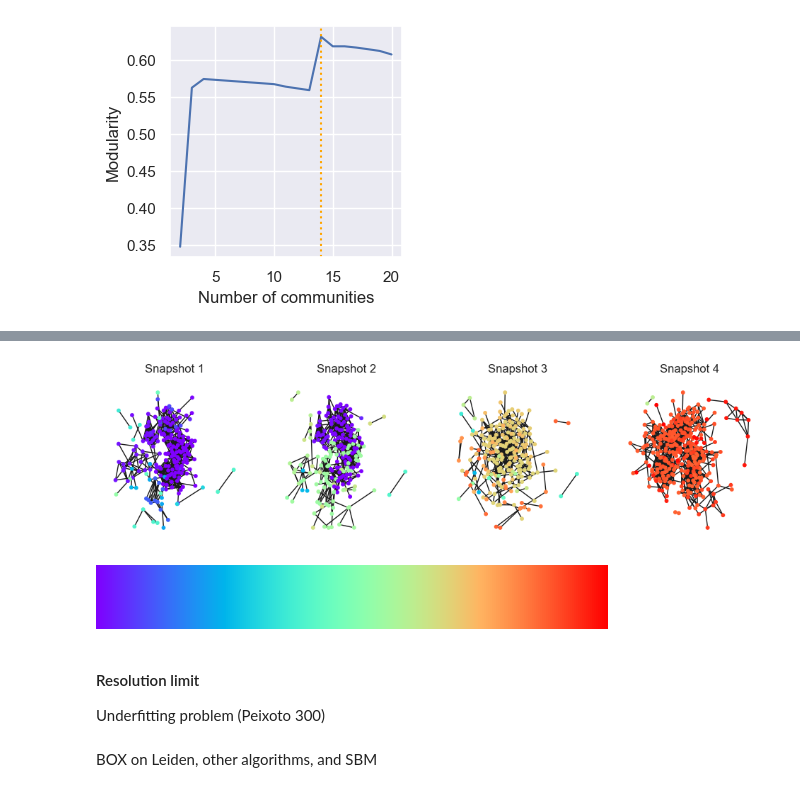
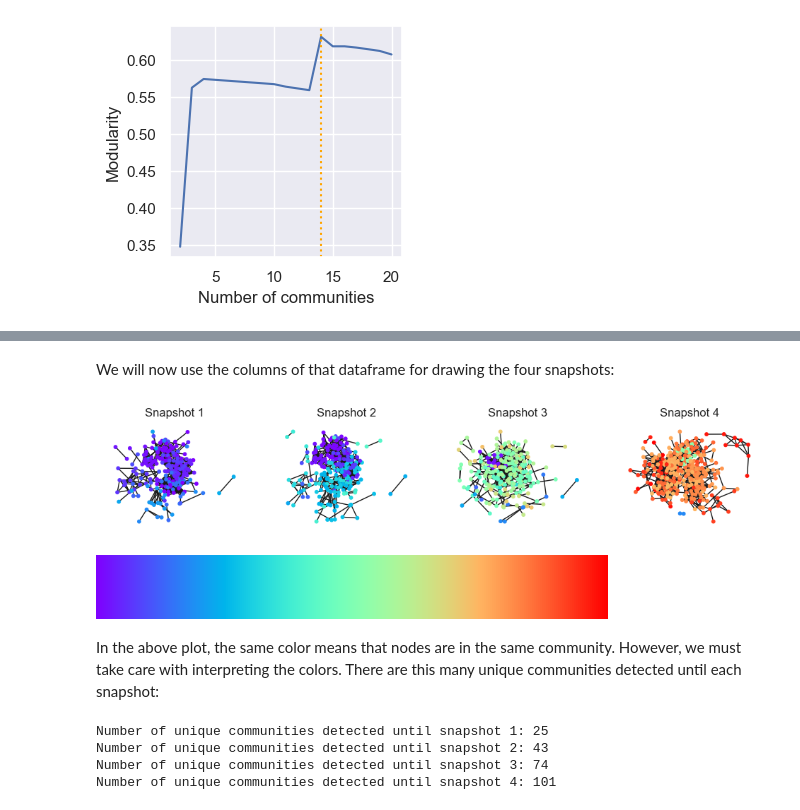
Before and after one commit to gesiscss/css_methods_python, a Jupyter notebook: d_data_analysis_methods/1_micro_level_network_analysis_and_community_detection.ipynb, the cells around one changed output, grey strips where cells are left out. Saved outputs shown, nothing was run; the diff lists cells and outputs as text; code cells hidden in the pictures.

```diff
--- a/d_data_analysis_methods/1_micro_level_network_analysis_and_community_detection.ipynb
+++ b/d_data_analysis_methods/1_micro_level_network_analysis_and_community_detection.ipynb
@@ -810,4 +985,4 @@ nx.draw(
 # %%
-louvain_consensus_mg = louvain_consensus_communities(G=MG_bt, number_of_iterations=10, resolution=1.)
+louvain_consensus_mg = louvain_consensus_communities(G=MG_bt, number_of_iterations=100, weight='strength')
 nodelist_bt['louvain_consensus'] = get_partition(G=MG_bt, communities=louvain_consensus_mg).values()
 nx.set_node_attributes(G=MG_bt, values=nodelist_bt['louvain_consensus'], name='louvain_consensus')
@@ -814,17 +1012,15 @@ nx.set_node_attributes(G=MG_bt, values=nodelist_bt['louvain_consensus'], name='l
 # %%
-fig, axs = plt.subplots(1, 4, figsize=(12, 3))
+fig, axs = plt.subplots(1, 4, figsize=(12, 2))
 for layer in range(4):
-    axs[layer].set_title('Snapshot '+str(layer+1))
-    #MG_bt_layer = nx.subgraph_view(G=MG_bt, filter_edge=filter_edge)
-    #MG_bt_layer_pruned = nx.subgraph_view(G=MG_bt_layer, filter_node=filter_node)
+    axs[layer].set_title(f'Snapshot {layer+1}')
     G_bt_snapshot_pruned = get_layer(G=MG_bt, layer=layer)
-    partition_snapshot_pruned = get_partition(G=G_bt_snapshot_pruned, communities=louvain_communities(G=G_bt_snapshot_pruned))
+    partition_snapshot_pruned = get_partition(G=G_bt_snapshot_pruned, communities=louvain_consensus_mg)
     nx.draw(
         G = G_bt_snapshot_pruned,
         ax = axs[layer],
         pos = nx.get_node_attributes(G=MG_bt, name='pos'),
         node_size = 10,
-        node_color = list(partition_snapshot_pruned.values()), #list(nx.get_node_attributes(G=MG_bt, name='louvain_consensus').values()),
+        node_color = list(partition_snapshot_pruned.values()),
         cmap = plt.cm.rainbow
     )
 # %% [output]
@@ -831,0 +1030,16 @@ for layer in range(4):
+# %%
+fig, axs = plt.subplots(1, 4, figsize=(12, 2))
+for layer in range(4):
+    G_bt_snapshot_pruned = get_layer(G=MG_bt, layer=layer)
+    print(f'Community detection for snapshot {layer+1}')
+    communities_snapshot_pruned = louvain_consensus_communities(G=G_bt_snapshot_pruned, number_of_iterations=100, weight='strength')
+    partition_snapshot_pruned = get_partition(G=G_bt_snapshot_pruned, communities=communities_snapshot_pruned)
+    axs[layer].set_title(f'Snapshot {layer+1} ($Q={round(modularity(G=G_bt_snapshot_pruned, communities=communities_snapshot_pruned), 3)}$)')
+    nx.draw(
+        G = G_bt_snapshot_pruned,
+        ax = axs[layer],
+        pos = nx.get_node_attributes(G=MG_bt, name='pos'),
+        node_size = 10,
+        node_color = list(partition_snapshot_pruned.values()),
+        cmap = plt.cm.prism
+    )
@@ -876,2 +1281,2 @@ def louvain_overlap_communities(G, overlap=.5, number_of_iterations=None, weight
 # %%
-louvain_overlap = louvain_overlap_communities(G=MG_bt, overlap=.5, number_of_iterations=10, resolution=.5)
+louvain_overlap = louvain_overlap_communities(G=MG_bt, overlap=.5, number_of_iterations=100, weight='strength')
@@ -894,30 +1306,34 @@ Name: 497, dtype: int64
+# %% [markdown]
+We will now use the columns of that dataframe for drawing the four snapshots:
 # %%
-fig, axs = plt.subplots(1, 4, figsize=(12, 3))
+fig, axs = plt.subplots(1, 4, figsize=(12, 2))
 for layer in range(4):
-    axs[layer].set_title('Snapshot '+str(layer+1))
-    nx.set_node_attributes(G=MG_bt, values=louvain_overlap[layer], name=str(layer))
-    #MG_bt_layer = nx.subgraph_view(G=MG_bt, filter_edge=filter_edge)
-    #MG_bt_layer_pruned = nx.subgraph_view(G=MG_bt_layer, filter_node=filter_node)
+    axs[layer].set_title(f'Snapshot {layer+1}')
+    nx.set_node_attributes(G=MG_bt, values=louvain_overlap[layer], name='louvain_overlap')
     G_bt_snapshot_pruned = get_layer(G=MG_bt, layer=layer)
     nx.draw(
         G = G_bt_snapshot_pruned,
         ax = axs[layer],
         pos = nx.get_node_attributes(G=MG_bt, name='pos'),
         node_size = 10,
-        node_color = list(nx.get_node_attributes(G=G_bt_snapshot_pruned, name=str(layer)).values()),
+        node_color = list(nx.get_node_attributes(G=G_bt_snapshot_pruned, name='louvain_overlap').values()),
         cmap = plt.cm.rainbow,
         vmin = louvain_overlap.min().min(),
         vmax = louvain_overlap.max().max()
     )
 # %% [output]
-[figure, old version]
+[figure, new version]
 # %%
 plt.cm.rainbow
 # %% [output]
 [figure]
-# %% [markdown]
-#### Resolution limit
-
-Underfitting problem (Peixoto 300)
-# %% [markdown]
-BOX on Leiden, other algorithms, and SBM
+# %% [markdown]
+In the above plot, the same color means that nodes are in the same community. However, we must take care with interpreting the colors. There are this many unique communities detected until each snapshot:
+# %%
+for layer in range(4):
+    print(f'Number of unique communities detected until snapshot {layer+1}: {int(louvain_overlap.max()[layer]+1)}')
+# %% [output]
+Number of unique communities detected until snapshot 1: 25
+Number of unique communities detected until snapshot 2: 43
+Number of unique communities detected until snapshot 3: 74
+Number of unique communities detected until snapshot 4: 101
```
Also changed, not shown: parts of 195 cells of this notebook, 1 other file.
